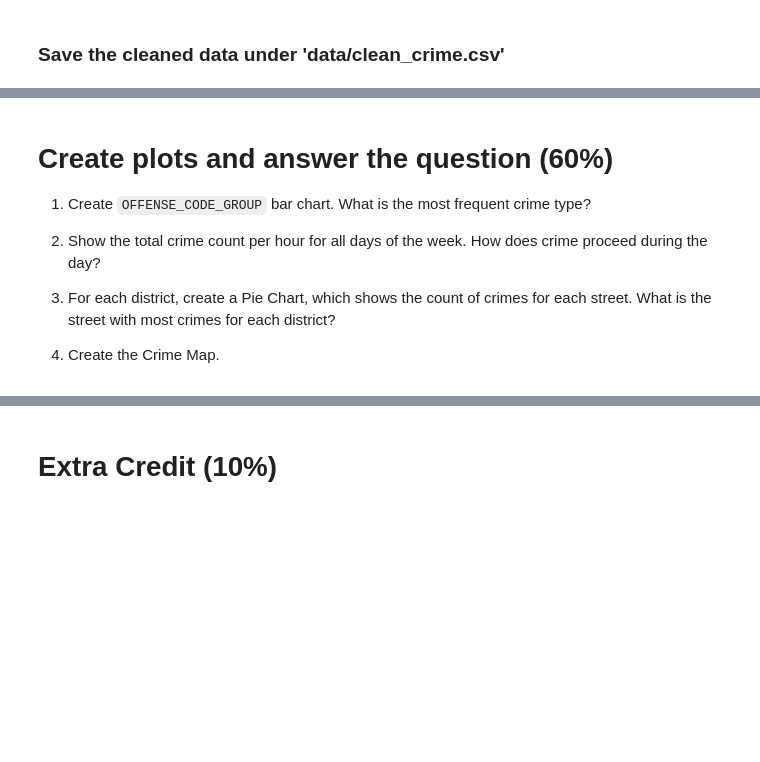
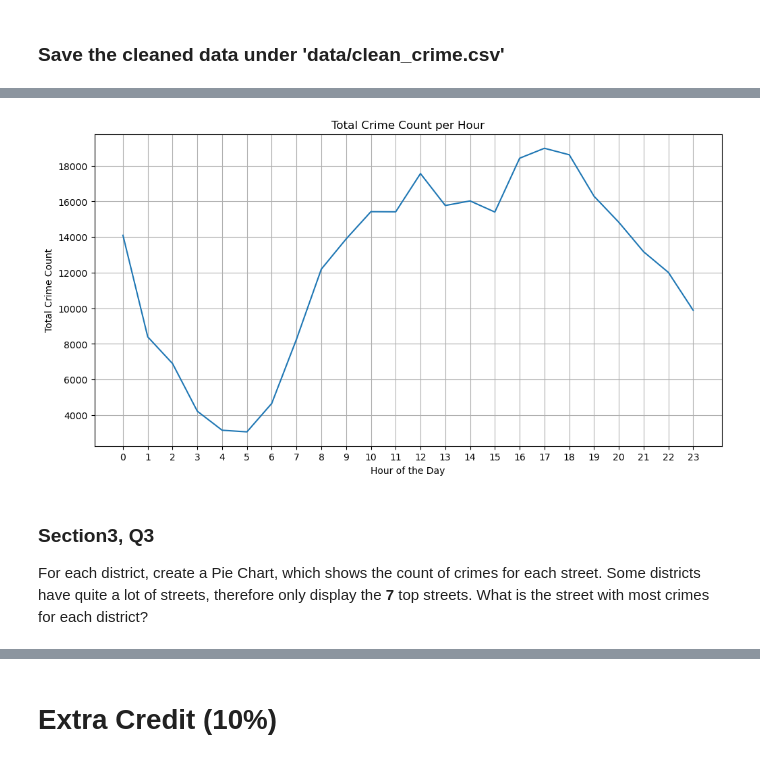
Before and after one commit to hank1224/1132-BigDataAnalytics, a Jupyter notebook: Homework1/homework1.ipynb, the cells around one changed output, grey strips where cells are left out. Drawn from its saved outputs; the diff is of its cells as text; code cells hidden in the pictures; blank space fills up the shorter version.

```diff
--- a/Homework1/homework1.ipynb
+++ b/Homework1/homework1.ipynb
@@ -192,10 +190,19 @@ The dataset contains 319073 rows.
+# %%
+# Group the data by 'HOUR' and count the number of crimes for each hour
+hourly_crime_counts = crime_data.groupby('HOUR').size()
+
+# Create a line chart
+plt.figure(figsize=(12, 6))
+hourly_crime_counts.plot(kind='line')
+plt.title('Total Crime Count per Hour')
+plt.xlabel('Hour of the Day')
+plt.ylabel('Total Crime Count')
+plt.xticks(range(0, 24))
+plt.grid(True)
+plt.show()
+# %% [output]
+[figure, added]
 # %% [markdown]
-# Create plots and answer the question (60%)
+### Section3, Q3
 
-1. Create `OFFENSE_CODE_GROUP` bar chart. What is the most frequent crime type?
-
-2. Show the total crime count per hour for all days of the week. How does crime proceed during the day?
-
-3. For each district, create a Pie Chart, which shows the count of crimes for each street. What is the street with most crimes for each district?
-
-4. Create the Crime Map.
+For each district, create a Pie Chart, which shows the count of crimes for each street. Some districts have quite a lot of streets, therefore only display the **7** top streets. What is the street with most crimes for each district?
```
Also changed, not shown: parts of 13 cells of this notebook.
